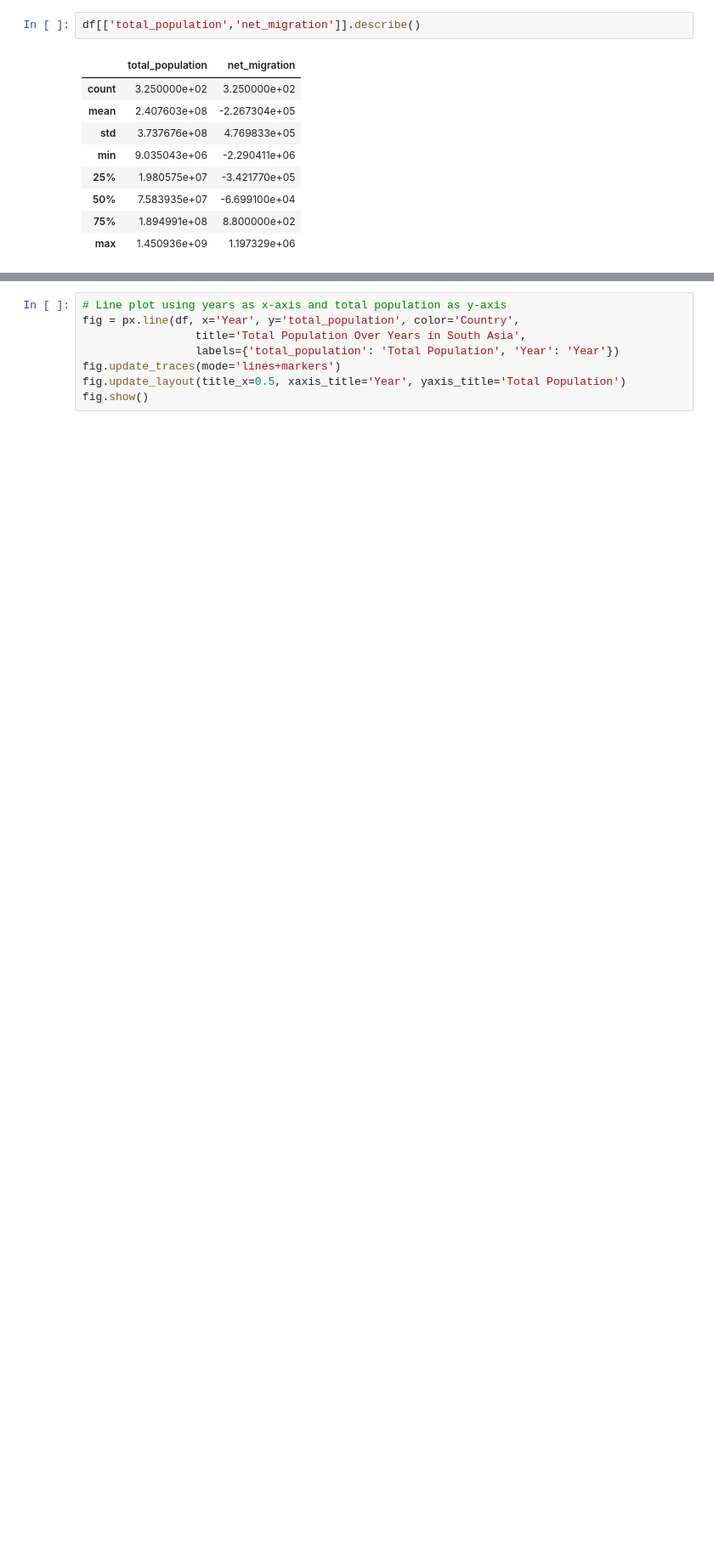
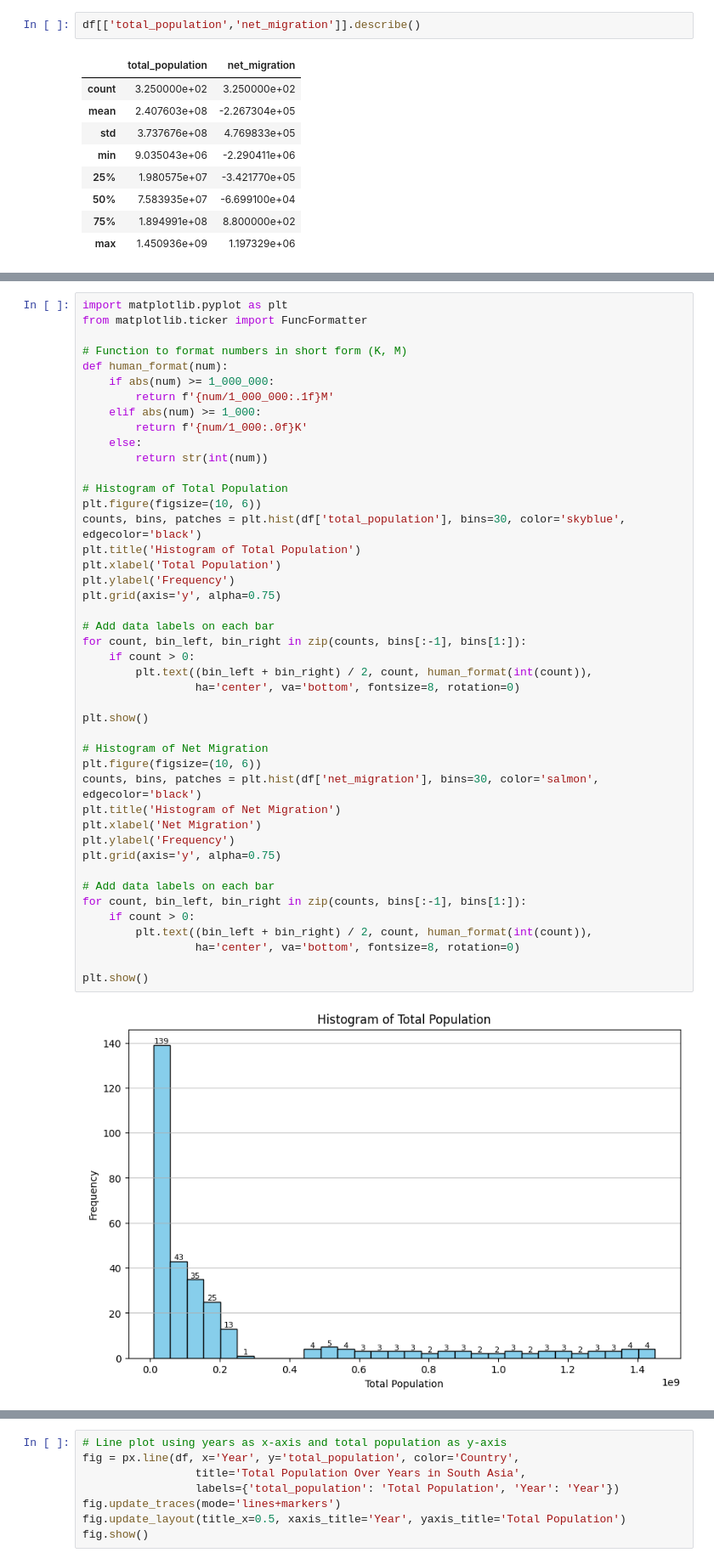
Before and after one commit to ejazurrehman/Net_Migration_Project_Pakistan-vs-India, a Jupyter notebook: net_migration_project_south_asia.ipynb, the cells around one changed output, grey strips where cells are left out. Shown at 85% size. Drawn from its saved outputs; the diff is of its cells as text; blank space fills up the shorter version.

Commit message:
done with histogram.

```diff
--- a/net_migration_project_south_asia.ipynb
+++ b/net_migration_project_south_asia.ipynb
@@ -321,0 +288,46 @@ plt.show()
+# %%
+import matplotlib.pyplot as plt
+from matplotlib.ticker import FuncFormatter
+
+# Function to format numbers in short form (K, M)
+def human_format(num):
+    if abs(num) >= 1_000_000:
+        return f'{num/1_000_000:.1f}M'
+    elif abs(num) >= 1_000:
+        return f'{num/1_000:.0f}K'
+    else:
+        return str(int(num))
+
+# Histogram of Total Population
+plt.figure(figsize=(10, 6))
+counts, bins, patches = plt.hist(df['total_population'], bins=30, color='skyblue', edgecolor='black')
+plt.title('Histogram of Total Population')
+plt.xlabel('Total Population')
+plt.ylabel('Frequency')
+plt.grid(axis='y', alpha=0.75)
+
+# Add data labels on each bar
+for count, bin_left, bin_right in zip(counts, bins[:-1], bins[1:]):
+    if count > 0:
+        plt.text((bin_left + bin_right) / 2, count, human_format(int(count)),
+                 ha='center', va='bottom', fontsize=8, rotation=0)
+
+plt.show()
+
+# Histogram of Net Migration
+plt.figure(figsize=(10, 6))
+counts, bins, patches = plt.hist(df['net_migration'], bins=30, color='salmon', edgecolor='black')
+plt.title('Histogram of Net Migration')
+plt.xlabel('Net Migration')
+plt.ylabel('Frequency')
+plt.grid(axis='y', alpha=0.75)
+
+# Add data labels on each bar
+for count, bin_left, bin_right in zip(counts, bins[:-1], bins[1:]):
+    if count > 0:
+        plt.text((bin_left + bin_right) / 2, count, human_format(int(count)),
+                 ha='center', va='bottom', fontsize=8, rotation=0)
+
+plt.show()
+# %% [output]
+[figure, added]
```
Also changed, not shown: parts of 9 cells of this notebook.
